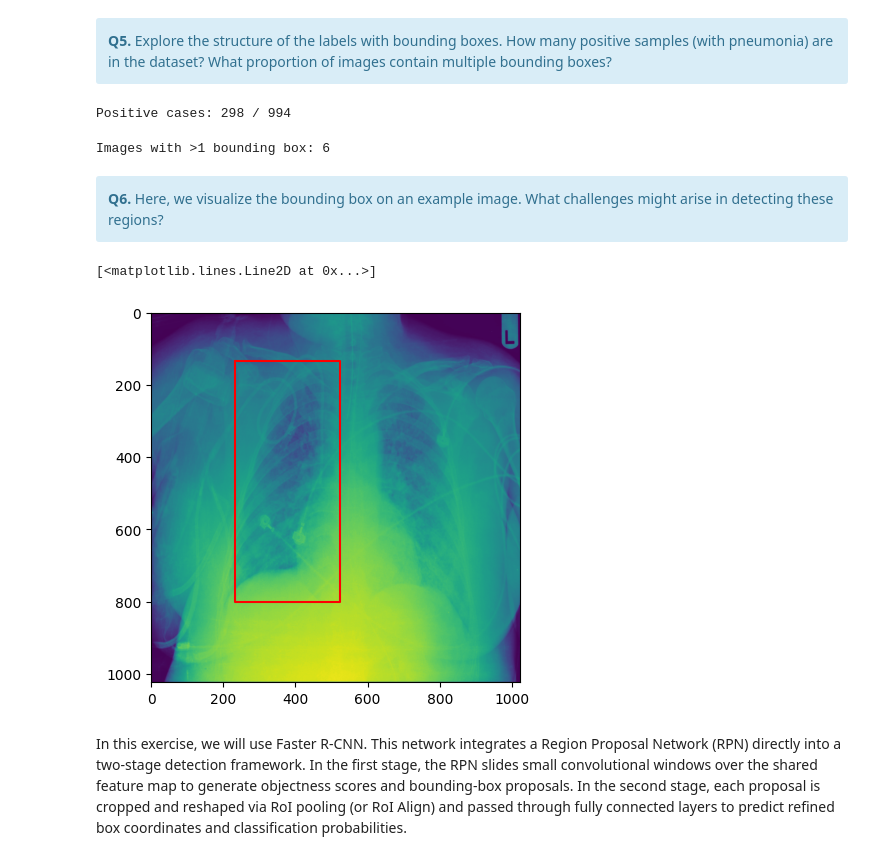
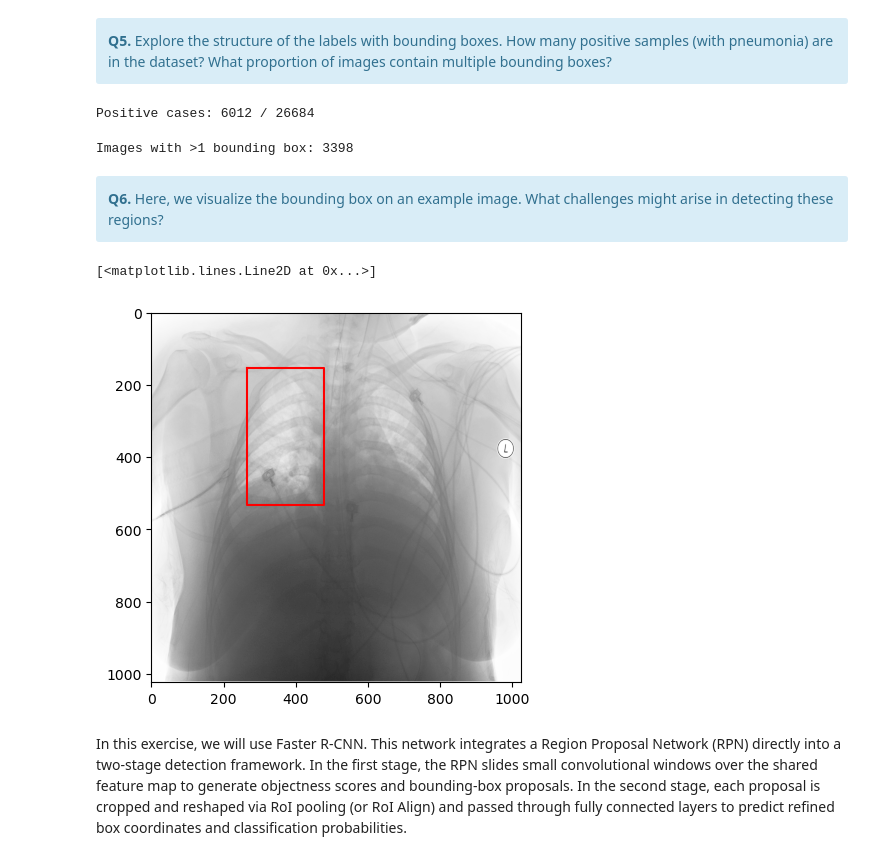
Before and after one commit to Christelleelkhoury/AIM, a Jupyter notebook: notebooks/week4/lesson1_solution.ipynb, the cells around one changed output. Saved outputs shown, nothing was run; the diff lists cells and outputs as text; code cells hidden in the pictures.

```diff
--- a/notebooks/week4/lesson1_solution.ipynb
+++ b/notebooks/week4/lesson1_solution.ipynb
@@ -160,18 +106,0 @@ def get_transform(train):
-# %%
-image_dir = f'{DATA_PATH}/data/rsna-pneumonia-detection-challenge/images'
-dataset_df = pd.read_csv(f'{DATA_PATH}/data/rsna-pneumonia-detection-challenge/labels.csv')
-dataset_df = dataset_df.sample(1000)
-patient_list = dataset_df['patientId'].unique()
-
-patient_train, patient_test = train_test_split(
-    patient_list, # List or array to split
-    test_size=0.2, # Size of the subset
-    random_state=42)
-
-patient_train, patient_val = train_test_split(
-    patient_train,
-    test_size=0.1 / 0.8,
-    random_state=42)
-
-train_df = dataset_df.loc[dataset_df['patientId'].isin(patient_train)]
-val_df = dataset_df.loc[dataset_df['patientId'].isin(patient_val)]
@@ -200 +127,19 @@ Shape of X [N, C, H, W]: torch.Size([32, 3, 1024, 1024])
 Shape of y: torch.Size([32]) torch.int64
+# %%
+# Plot a few examples
+f,ax = plt.subplots(1,2, figsize=(10,5))
+
+for X, y in train_dataloader:
+    first_zero = (y == 0).nonzero(as_tuple=True)[0][0].item()
+    img = X[first_zero].cpu().numpy()
+    img = np.transpose(img, (1,2,0))
+    ax[0].imshow(img)
+    ax[0].set_title('Label:' + str(y[first_zero]))
+
+    if (y == 1).nonzero(as_tuple=False).numel() > 0:
+        first_one = (y == 1).nonzero(as_tuple=True)[0][0].item()
+        img = X[first_one].cpu().numpy()
+        img = np.transpose(img, (1,2,0))
+        ax[1].imshow(img)
+        ax[1].set_title('Label:' + str(y[first_one]))
+        break
@@ -728,18 +661,19 @@ In our dataset, we have both healthy and pneumonia samples. For classification,
 <b>Q5.</b> Explore the structure of the labels with bounding boxes. How many positive samples (with pneumonia) are in the dataset? What proportion of images contain multiple bounding boxes?
 </div>
 # %%
+dataset_df = pd.read_csv(f'{DATA_PATH}/data/rsna-pneumonia-detection-challenge/labels.csv')
 # N. of positive samples
 positive_samples = dataset_df[dataset_df["Target"] == 1]["patientId"].nunique()
 total_samples = dataset_df["patientId"].nunique()
 print(f"Positive cases: {positive_samples} / {total_samples}")
 # %% [output]
-Positive cases: 298 / 994
+Positive cases: 6012 / 26684
 # %%
 # Images with multiple bbox
 multiple_boxes = dataset_df[dataset_df["Target"] == 1].groupby("patientId").size()
 print(f"Images with >1 bounding box: {(multiple_boxes > 1).sum()}")
 # %% [output]
-Images with >1 bounding box: 6
+Images with >1 bounding box: 3398
 # %% [markdown]
 <div class="alert alert-block alert-info">
 <b>Q6.</b> Here, we visualize the bounding box on an example image. What challenges might arise in detecting these regions?
@@ -747,15 +681,15 @@ Images with >1 bounding box: 6
 # %%
 patient_df = dataset_df[dataset_df.Target == 1].iloc[0]
 img_path = os.path.join(image_dir, "{}.dcm".format(patient_df.patientId))
 
-plt.imshow(pydicom.dcmread(img_path).pixel_array)
+plt.imshow(pydicom.dcmread(img_path).pixel_array, 'Greys')
 
 img_size = 1024
 x, y, w, h = patient_df[['x', 'y', 'width', 'height']].values
 plt.plot([x, x, x+w, x+w, x], [y, y+h, y+h, y, y], 'red')
 # %% [output]
 [<matplotlib.lines.Line2D at 0x...>]
-[figure, old version]
+[figure, new version]
 # %% [markdown]
 In this exercise, we will use Faster R-CNN. This network integrates a Region Proposal Network (RPN) directly into a two-stage detection framework. In the first stage, the RPN slides small convolutional windows over the shared feature map to generate objectness scores and bounding-box proposals. In the second stage, each proposal is cropped and reshaped via RoI pooling (or RoI Align) and passed through fully connected layers to predict refined box coordinates and classification probabilities.
 # %%
```
Also changed, not shown: parts of 38 cells of this notebook.
